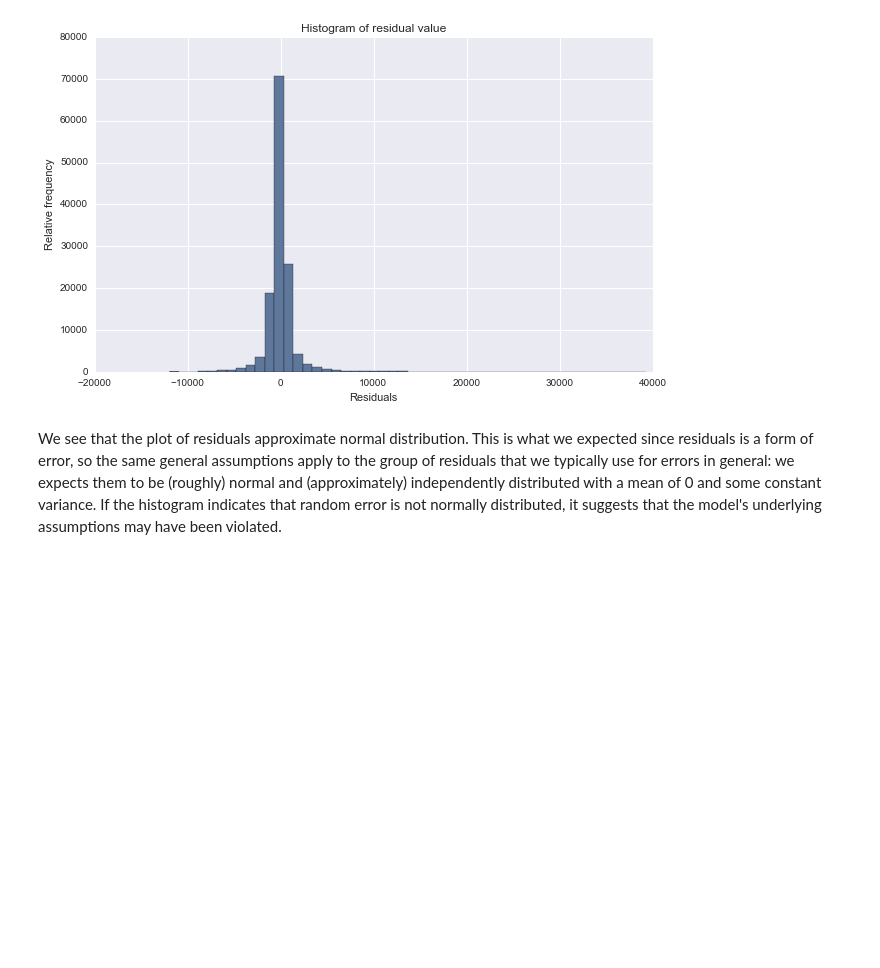
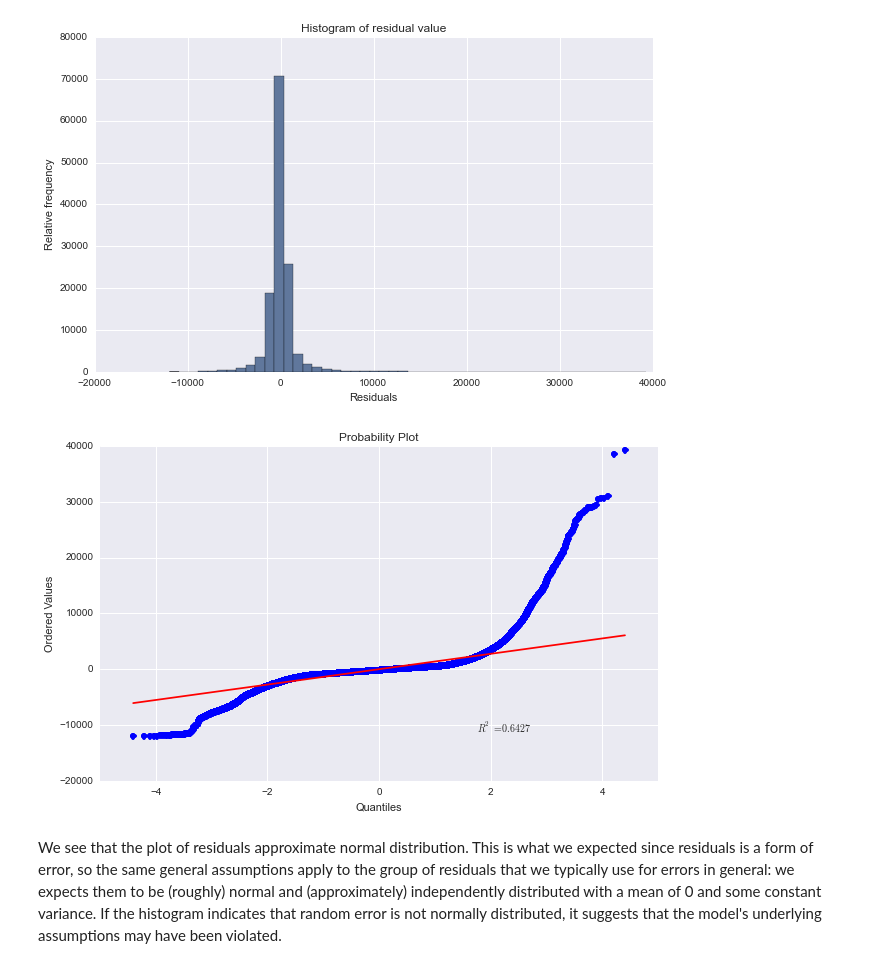
Before and after one commit to joashxu/NYCSubwayDataAnalysis, a Jupyter notebook: NYCSubway.ipynb, the cells around one changed output. Cells and saved outputs as stored; diff of their text form; code cells hidden in the pictures; blank space fills up the shorter version.

```diff
--- a/NYCSubway.ipynb
+++ b/NYCSubway.ipynb
@@ -204,7 +220,7 @@ for count in range(1, len(feature_of_interest) + 1):
         features_list.append(list(item))
 
 best_score = {'score': 0}
-for features in features_list[-3:]: # Run the last 3
+for features in features_list:  # Run the last 3 to speed up, it can get slow
     predictions, intercept, params = calculate_predictions(df, df[features])
     r2_score = compute_r_squared(df['ENTRIESn_hourly'], predictions)
 
@@ -254,6 +275,13 @@ plt.ylabel('Relative frequency')
 # %% [output]
 <matplotlib.axes._subplots.AxesSubplot at 0x...>
 [figure]
+# %%
+import scipy.stats
+
+plt.figure()
+prob_plot = scipy.stats.probplot(df['ENTRIESn_hourly'] - best_score['predictions_values'], plot=plt)
+# %% [output]
+[figure, added]
 # %% [markdown]
 We see that the plot of residuals approximate normal distribution.
 This is what we expected since residuals is a form of error,
```
Also changed, not shown: parts of 10 cells of this notebook.
